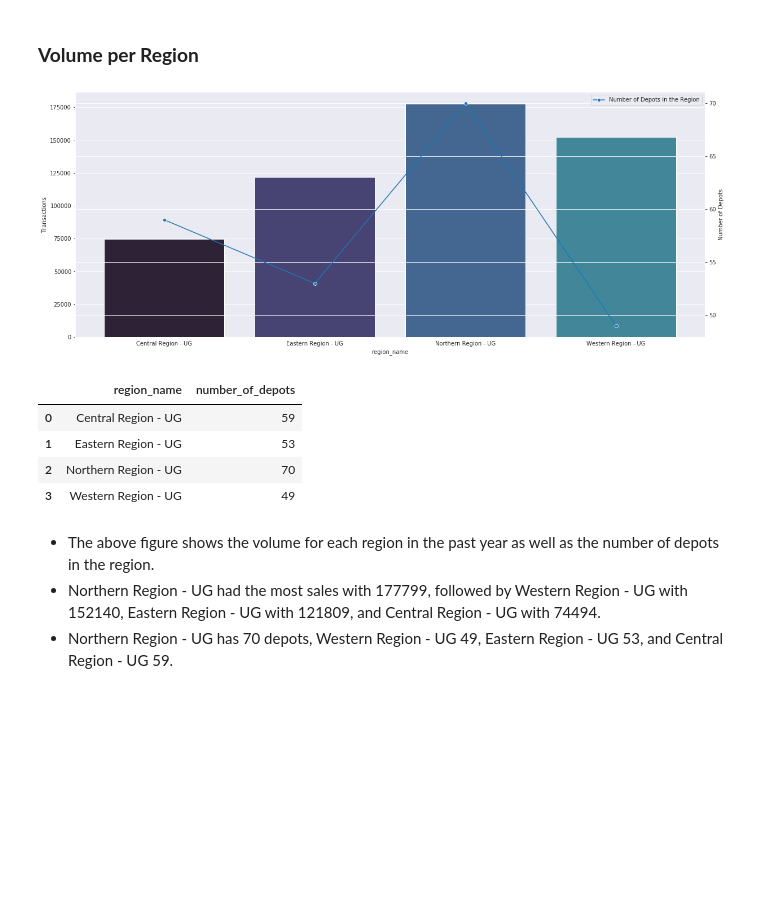
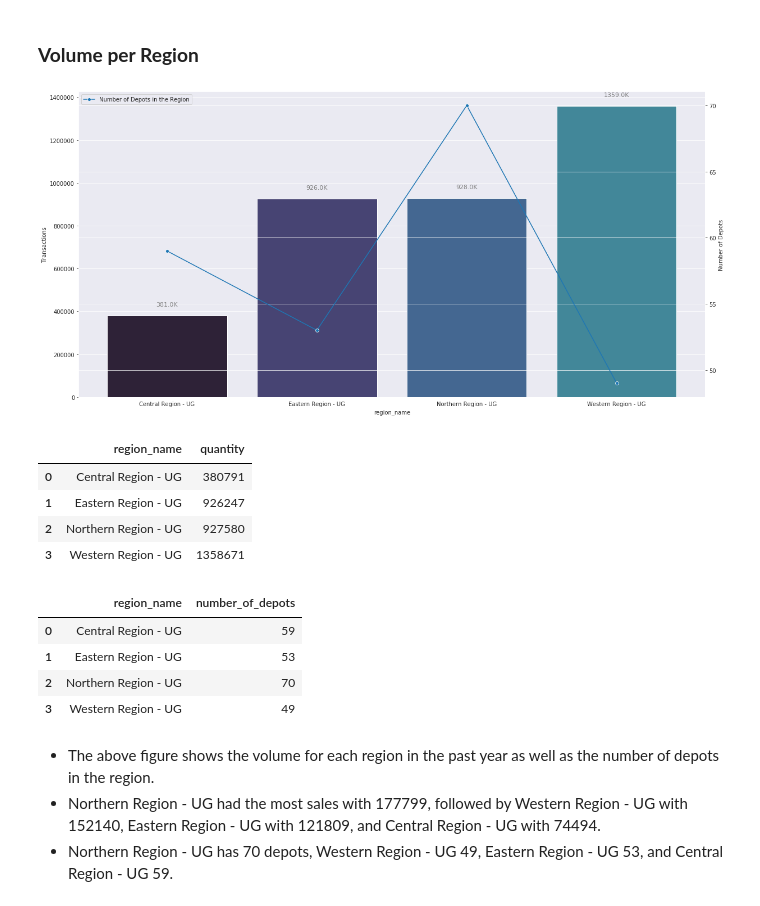
Before and after one commit to natbernard/Sale-Transactions-Analysis, a Jupyter notebook: uganda_transaction_analysis.ipynb, the cells around one changed output. Cells and saved outputs as stored; diff of their text form; code cells hidden in the pictures; blank space fills up the shorter version.

```diff
--- a/uganda_transaction_analysis.ipynb
+++ b/uganda_transaction_analysis.ipynb
@@ -91,0 +44,17 @@ NameError: name 'new_df' is not defined
+# %%
+# brand popularity
+grouped = df.groupby('product_name').agg({'quantity': 'sum'})
+grouped.sort_values(by = 'quantity', ascending=False, inplace = True)
+brand_pop_df = grouped[:13]
+brand_pop_df.drop(['Super gro', 'maize brand(100kgs)', 'Maize DK777', 'SUPER GRO'], inplace = True)
+
+ax = sns.barplot(x = brand_pop_df.index, y = brand_pop_df['quantity'], palette=palette)
+# _=plt.title('Brand popularity', fontweight='bold', fontsize=16, color='black', fontfamily='serif')
+plt.ylabel('Volume')
+plt.xticks(rotation = 60)
+plt.gcf().set_size_inches(20,10)
+
+for p in ax.patches:
+    ax.annotate(str(round(p.get_height(), -3)/1000) + "K", (p.get_x() + p.get_width() / 2., p.get_y() + p.get_height()),
+                ha='center', va='center', fontsize=11, color='gray', xytext=(0, 20),
+                textcoords='offset points')
@@ -151,30 +123,43 @@ display(brand_df)
 # %%
 # sale transactions per region
 depot_df = df.groupby('region_name')['depot_id'].nunique().to_frame().reset_index()
 depot_df.rename(columns = {'depot_id': 'number_of_depots'}, inplace=True)
+grouped_1 = df.groupby('region_name').agg({'quantity': 'sum'})
+grouped_1.reset_index(inplace = True)
 
 # Setting up the figure
-fig, ax1 = plt.subplots(figsize=(20, 8))
+fig, ax1 = plt.subplots(figsize=(20, 10))
 ax2 = ax1.twinx()
 
+# order = ['Central Region - UG', 'Eastern Region - UG', 'Northern Region - UG', 'Western Region - UG']
 # Plotting on the ax object
-ax1 = sns.countplot(x = df['region_name'], palette= palette, ax=ax1, order = ['Central Region - UG', 'Eastern Region - UG', 'Northern Region - UG', 'Western Region - UG'])
+ax1 = sns.barplot(x = 'region_name', y = 'quantity', palette = palette, ax=ax1, data = grouped_1)
 ax2 = sns.lineplot(x='region_name', y='number_of_depots', data=depot_df, ax=ax2, sort=False, marker = 'o', label = 'Number of Depots in the Region')
 # plt.title('Volume per Region', fontweight='bold', fontsize=14, color='black', fontfamily='serif')
 ax1.set_ylabel('Transactions')
 ax2.set_ylabel('Number of Depots')
-plt.gcf().set_size_inches(20,8)
-plt.legend()
+plt.gcf().set_size_inches(20, 10)
+for p in ax1.patches:
+    ax1.annotate(str(round(p.get_height(), -3)/1000) + "K", (p.get_x() + p.get_width() / 2., p.get_y() + p.get_height()),
+                ha='center', va='center', fontsize=11, color='gray', xytext=(0, 20),
+                textcoords='offset points')
+plt.legend(loc = 'upper left')
 plt.show()
 
+display(grouped_1)
 display(depot_df)
 # %% [output]
-[figure, old version]
+[figure, new version]
-|  | region_name | number_of_depots |
-| 0 | Central Region - UG | 59 |
-| 1 | Eastern Region - UG | 53 |
-| 2 | Northern Region - UG | 70 |
-| 3 | Western Region - UG | 49 |
+|  | region_name | quantity |
+| 0 | Central Region - UG | 380791 |
+| 1 | Eastern Region - UG | 926247 |
+| 2 | Northern Region - UG | 927580 |
+| 3 | Western Region - UG | 1358671 |
+|  | region_name | number_of_depots |
+| 0 | Central Region - UG | 59 |
+| 1 | Eastern Region - UG | 53 |
+| 2 | Northern Region - UG | 70 |
+| 3 | Western Region - UG | 49 |
 # %% [markdown]
 - The above figure shows the volume for each region in the past year as well as the number of depots in the region.
 - Northern Region - UG had the most sales with 177799, followed by Western Region - UG with 152140, Eastern Region - UG with 121809, and Central Region - UG with 74494.
```
Also changed, not shown: parts of 9 cells of this notebook, 1 other file.
